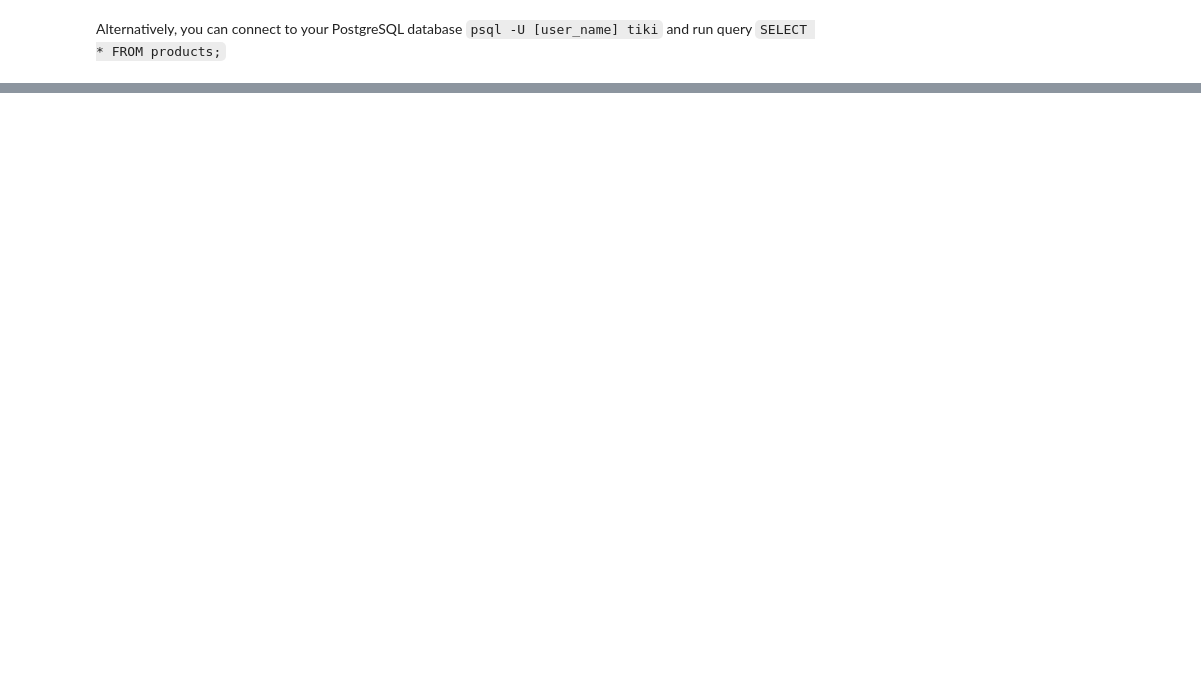
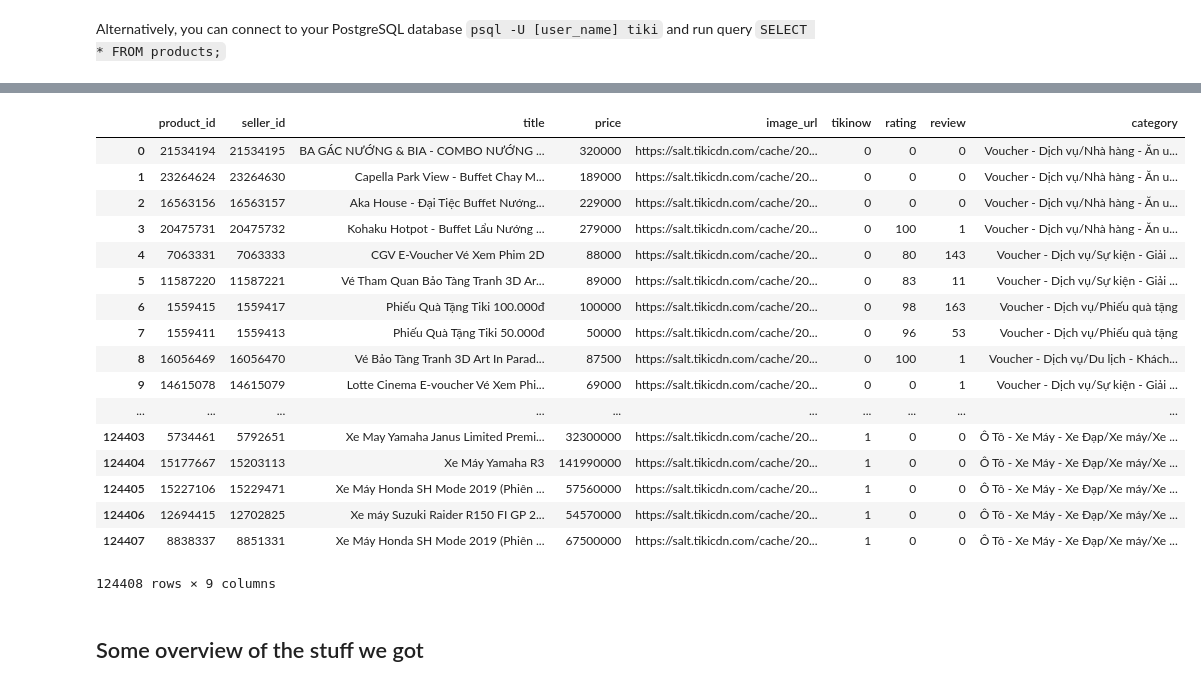
Before and after one commit to Tu-Hanh-Nguyen/Fansipan-2019-ChiLan-HanhTu-Week2-Project, a Jupyter notebook: Week_2_Project Chi Lan and Hanh Tu -Copy1.ipynb, the cells around one changed output, grey strips where cells are left out. Drawn from its saved outputs; the diff is of its cells as text; code cells hidden in the pictures; blank space fills up the shorter version.

```diff
--- a/Week_2_Project Chi Lan and Hanh Tu -Copy1.ipynb
+++ b/Week_2_Project Chi Lan and Hanh Tu -Copy1.ipynb
@@ -397,0 +418,27 @@ Alternatively, you can connect to your PostgreSQL database `psql -U [user_name]
+# %%
+* And start our cute panda to help us with creating the dataframe:
+
+data = select_data_from_db()
+df = pd.DataFrame(data, columns = ['product_id', 'seller_id', 'title', 'price', 'image_url', 'tikinow', 'rating', 'review', 'category'])
+df
+# %% [output]
+|  | product_id | seller_id | title | price | image_url | tikinow | rating | review | category |
+| 0 | 21534194 | 21534195 | BA GÁC NƯỚNG & BIA - COMBO NƯỚNG ... | 320000 | https://salt.tikicdn.com/cache/20... | 0 | 0 | 0 | Voucher - Dịch vụ/Nhà hàng - Ăn u... |
+| 1 | 23264624 | 23264630 | Capella Park View - Buffet Chay M... | 189000 | https://salt.tikicdn.com/cache/20... | 0 | 0 | 0 | Voucher - Dịch vụ/Nhà hàng - Ăn u... |
+| 2 | 16563156 | 16563157 | Aka House - Đại Tiệc Buffet Nướng... | 229000 | https://salt.tikicdn.com/cache/20... | 0 | 0 | 0 | Voucher - Dịch vụ/Nhà hàng - Ăn u... |
+| 3 | 20475731 | 20475732 | Kohaku Hotpot - Buffet Lẩu Nướng ... | 279000 | https://salt.tikicdn.com/cache/20... | 0 | 100 | 1 | Voucher - Dịch vụ/Nhà hàng - Ăn u... |
+| 4 | 7063331 | 7063333 | CGV E-Voucher Vé Xem Phim 2D | 88000 | https://salt.tikicdn.com/cache/20... | 0 | 80 | 143 | Voucher - Dịch vụ/Sự kiện - Giải ... |
+| 5 | 11587220 | 11587221 | Vé Tham Quan Bảo Tàng Tranh 3D Ar... | 89000 | https://salt.tikicdn.com/cache/20... | 0 | 83 | 11 | Voucher - Dịch vụ/Sự kiện - Giải ... |
+| 6 | 1559415 | 1559417 | Phiếu Quà Tặng Tiki 100.000đ | 100000 | https://salt.tikicdn.com/cache/20... | 0 | 98 | 163 | Voucher - Dịch vụ/Phiếu quà tặng |
+| 7 | 1559411 | 1559413 | Phiếu Quà Tặng Tiki 50.000đ | 50000 | https://salt.tikicdn.com/cache/20... | 0 | 96 | 53 | Voucher - Dịch vụ/Phiếu quà tặng |
+| 8 | 16056469 | 16056470 | Vé Bảo Tàng Tranh 3D Art In Parad... | 87500 | https://salt.tikicdn.com/cache/20... | 0 | 100 | 1 | Voucher - Dịch vụ/Du lịch - Khách... |
+| 9 | 14615078 | 14615079 | Lotte Cinema E-voucher Vé Xem Phi... | 69000 | https://salt.tikicdn.com/cache/20... | 0 | 0 | 1 | Voucher - Dịch vụ/Sự kiện - Giải ... |
+| ... | ... | ... | ... | ... | ... | ... | ... | ... | ... |
+| 124403 | 5734461 | 5792651 | Xe May Yamaha Janus Limited Premi... | 32300000 | https://salt.tikicdn.com/cache/20... | 1 | 0 | 0 | Ô Tô - Xe Máy - Xe Đạp/Xe máy/Xe ... |
+| 124404 | 15177667 | 15203113 | Xe Máy Yamaha R3 | 141990000 | https://salt.tikicdn.com/cache/20... | 1 | 0 | 0 | Ô Tô - Xe Máy - Xe Đạp/Xe máy/Xe ... |
+| 124405 | 15227106 | 15229471 | Xe Máy Honda SH Mode 2019 (Phiên ... | 57560000 | https://salt.tikicdn.com/cache/20... | 1 | 0 | 0 | Ô Tô - Xe Máy - Xe Đạp/Xe máy/Xe ... |
+| 124406 | 12694415 | 12702825 | Xe máy Suzuki Raider R150 FI GP 2... | 54570000 | https://salt.tikicdn.com/cache/20... | 1 | 0 | 0 | Ô Tô - Xe Máy - Xe Đạp/Xe máy/Xe ... |
+| 124407 | 8838337 | 8851331 | Xe Máy Honda SH Mode 2019 (Phiên ... | 67500000 | https://salt.tikicdn.com/cache/20... | 1 | 0 | 0 | Ô Tô - Xe Máy - Xe Đạp/Xe máy/Xe ... |
+124408 rows × 9 columns
+# %% [markdown]
+## Some overview of the stuff we got
```
Also changed, not shown: parts of 14 cells of this notebook.
